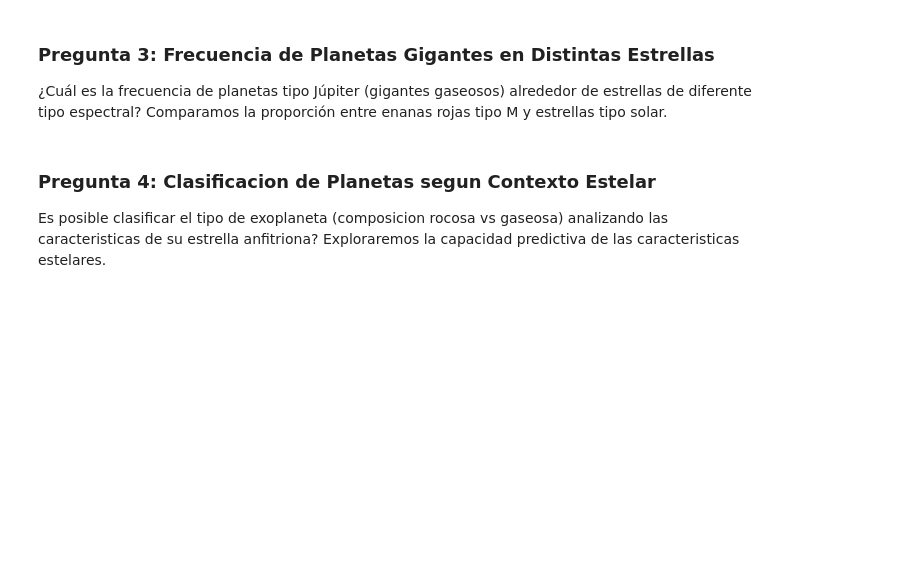
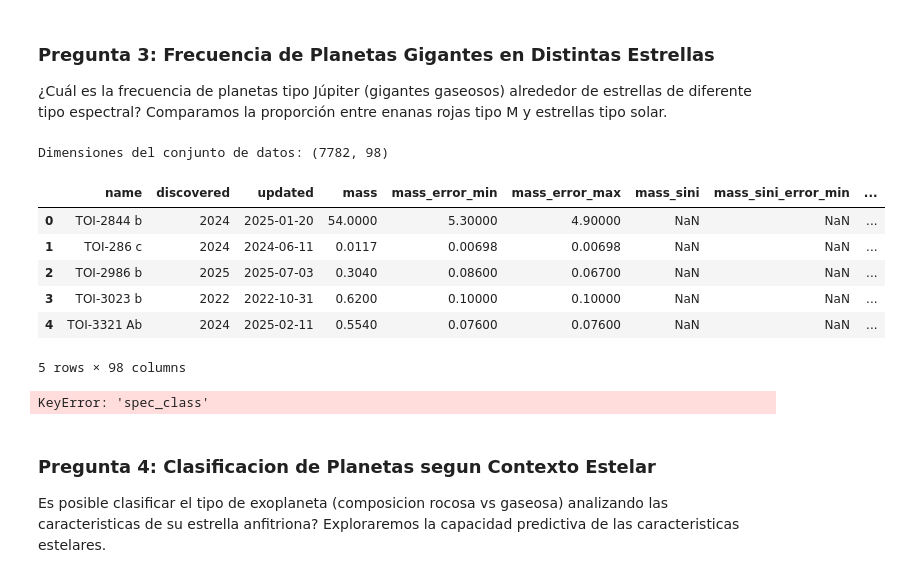
Before and after one commit to DaniFantasy/Proyecto-ciencia-de-datos, a Jupyter notebook: Preguntas/Exoplanet_EDA_Notebook.ipynb, the cells around one changed output. Cells and saved outputs as stored; diff of their text form; code cells hidden in the pictures; blank space fills up the shorter version.

```diff
--- a/Preguntas/Exoplanet_EDA_Notebook.ipynb
+++ b/Preguntas/Exoplanet_EDA_Notebook.ipynb
@@ -191,6 +191,73 @@ msolar_3.plot(x='pl_bmasse', y='st_mass', kind='scatter')
 ### Pregunta 3: Frecuencia de Planetas Gigantes en Distintas Estrellas
 
 ¿Cuál es la frecuencia de planetas tipo Júpiter (gigantes gaseosos) alrededor de estrellas de diferente tipo espectral? Comparamos la proporción entre enanas rojas tipo M y estrellas tipo solar.
+# %%
+import pandas as pd
+import numpy as np
+import matplotlib.pyplot as plt
+import seaborn as sns
+import os
+
+# Leer el conjunto de datos
+data_path = 'Data/exoplaneteu_catalog-1.csv'
+df = pd.read_csv(data_path, sep=';', low_memory=False)
+
+print('Dimensiones del conjunto de datos:', df.shape)
+df.head()
+# %% [output]
+Dimensiones del conjunto de datos: (7782, 98)
+|  | name | discovered | updated | mass | mass_error_min | mass_error_max | mass_sini | mass_sini_error_min | ... |
+| 0 | TOI-2844 b | 2024 | 2025-01-20 | 54.0000 | 5.30000 | 4.90000 | NaN | NaN | ... |
+| 1 | TOI-286 c | 2024 | 2024-06-11 | 0.0117 | 0.00698 | 0.00698 | NaN | NaN | ... |
+| 2 | TOI-2986 b | 2025 | 2025-07-03 | 0.3040 | 0.08600 | 0.06700 | NaN | NaN | ... |
+| 3 | TOI-3023 b | 2022 | 2022-10-31 | 0.6200 | 0.10000 | 0.10000 | NaN | NaN | ... |
+| 4 | TOI-3321 Ab | 2024 | 2025-02-11 | 0.5540 | 0.07600 | 0.07600 | NaN | NaN | ... |
+5 rows × 98 columns
+# %%
+# Analisis: ¿Podemos clasificar planetas segun caracteristicas estelares?
+
+# Definir tipo simple: Rocoso vs Gaseoso
+def clasificar_composicion_simple(fila):
+    radio = fila['radius']
+    masa = fila['mass']
+
+    if pd.notnull(radio):
+        if radio < 0.4:  # Menor que ~4 radios terrestres
+            return 'Rocoso'
+        else:
+            return 'Gaseoso'
+    elif pd.notnull(masa):
+        if masa < 0.15:  # Menor que ~15% masa de Jupiter
+            return 'Rocoso'
+        else:
+            return 'Gaseoso'
+    else:
+        return 'Desconocido'
+
+df['composicion'] = df.apply(clasificar_composicion_simple, axis=1)
+
+# Analizar distribucion por clase espectral
+df_analisis = df[df['composicion'] != 'Desconocido']
+distribucion = pd.crosstab(df_analisis['spec_class'], df_analisis['composicion'], normalize='index') * 100
+
+print("\nDistribucion de composicion planetaria por tipo de estrella (%):")
+print(distribucion.round(2))
+
+print("CONCLUSION:")
+
+# Calcular si hay diferencias significativas
+for clase in ['M', 'K', 'G', 'F']:
+    if clase in distribucion.index:
+        rocoso = distribucion.loc[clase, 'Rocoso'] if 'Rocoso' in distribucion.columns else 0
+        gaseoso = distribucion.loc[clase, 'Gaseoso'] if 'Gaseoso' in distribucion.columns else 0
+        print(f"Estrellas tipo {clase}: {rocoso:.1f}% rocosos, {gaseoso:.1f}% gaseosos")
+
+print("\nRespuesta: SÍ es posible obtener información sobre el tipo de planeta")
+print("a partir de su estrella anfitriona, aunque con limitaciones.")
+print("Las estrellas M tienden a tener MÁS planetas rocosos.")
+print("Las estrellas F/G tienden a tener MÁS planetas gaseosos.")
+# %% [output]
+KeyError: 'spec_class'
 # %% [markdown]
 ### Pregunta 4: Clasificacion de Planetas segun Contexto Estelar
 
```
